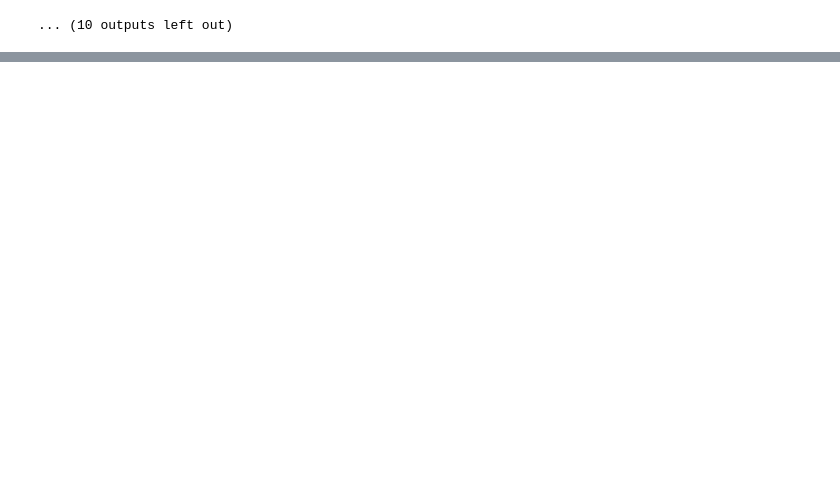
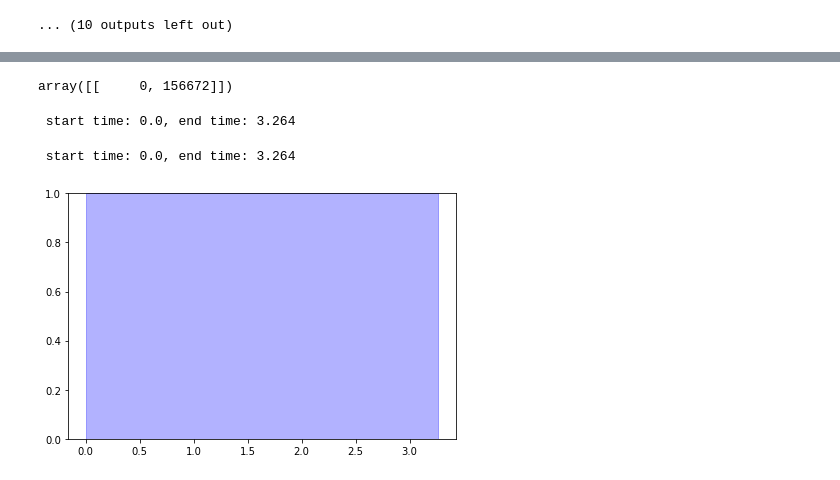
Before and after one commit to uday852963/AI--in-speech-processing, a Jupyter notebook: LAB3_21005_AI.ipynb, the cells around one changed output, grey strips where cells are left out. Saved outputs shown, nothing was run; the diff lists cells and outputs as text; code cells hidden in the pictures; blank space fills up the shorter version.

```diff
--- a/LAB3_21005_AI.ipynb
+++ b/LAB3_21005_AI.ipynb
@@ -92,3 +92,18 @@ Listening to segments with top_db=1:
 Listening to segments with top_db=10:
 [interactive output not drawn]
 ... (10 outputs left out)
+# %%
+signal, sr = librosa.load('AIspeech.wav', sr=None)
+from librosa import display
+import matplotlib.pyplot as plt
+plt.figure()
+librosa.display.waveshow(y=signal, sr=sr)
+plt.xlabel("Time (seconds)")
+plt.ylabel("Amplitude")
+plt.show()
+
+n_fft = 512
+S= librosa.stft(signal, n_fft=n_fft, hop_length=n_fft//2)
+print(S.shape)
+D = librosa.amplitude_to_db(np.abs(S), ref=np.max)
+np.max(abs(D))
@@ -94,0 +114,25 @@ Listening to segments with top_db=10:
+# %%
+noMute = librosa.effects.split(signal)
+noMute
+# %% [output]
+array([[     0, 156672]])
+# %%
+def displayTime(startFrame, endFrame):
+    print(' start time: ' + str(startFrame/sr) + ', end time: ' + str(endFrame/sr))
+for i in noMute:
+    displayTime(i[0],i[1])
+# %% [output]
+ start time: 0.0, end time: 3.264
+# %%
+for i, (start, end) in enumerate(noMute):
+    displayTime(start, end)
+    if i % 2 == 0:
+        plt.axvspan(start/sr, end/sr, color='blue', alpha=0.3)
+    else:
+        plt.axvspan(start/sr, end/sr, color='orange', alpha=0.3)
+
+plt.tight_layout()
+plt.show()
+# %% [output]
+ start time: 0.0, end time: 3.264
+[figure, added]
```
Also changed, not shown: parts of 2 cells of this notebook.
